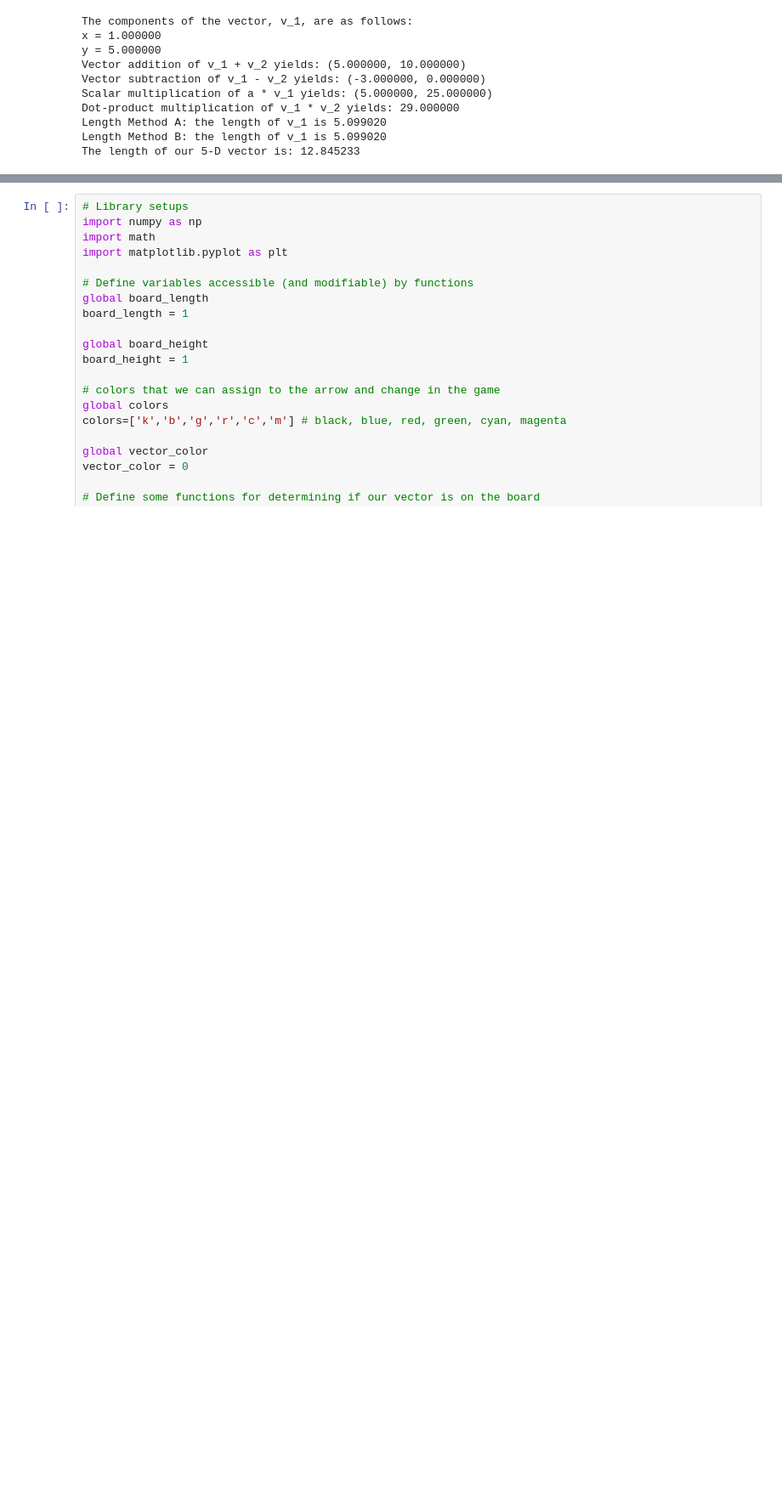
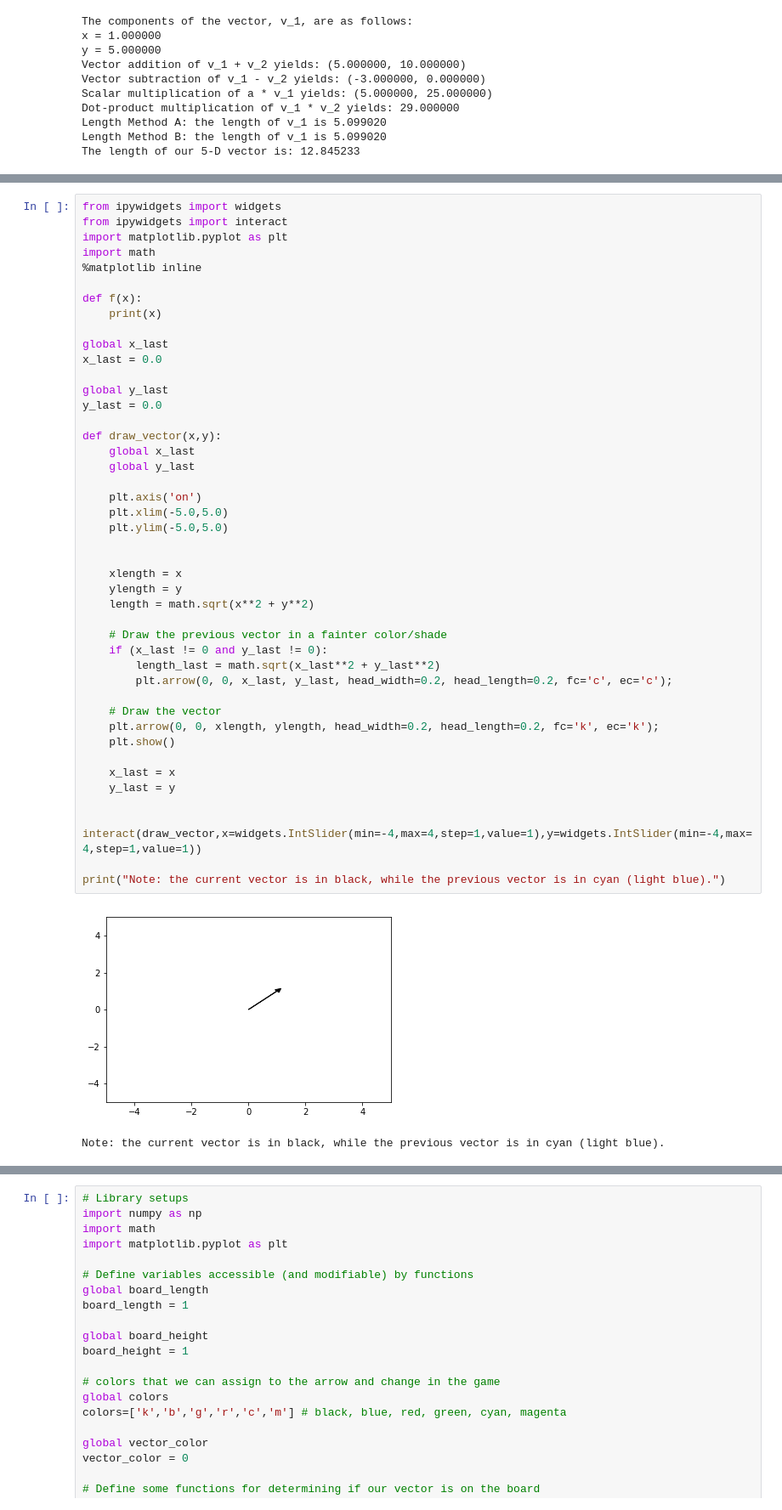
Before and after one commit to stephensekula/smu-honors-physics, a Jupyter notebook: AdventuresInSpacetime/Adventures in Spacetime.ipynb, the cells around one changed output, grey strips where cells are left out. Shown at 85% size. Saved outputs shown, nothing was run; the diff lists cells and outputs as text; blank space fills up the shorter version.

Commit message:
Added a new beginner module for graphical interaction with a vector

```diff
--- a/AdventuresInSpacetime/Adventures in Spacetime.ipynb
+++ b/AdventuresInSpacetime/Adventures in Spacetime.ipynb
@@ -254,3 +261,51 @@ The length of our 5-D vector is: 12.845233
+# %%
+from ipywidgets import widgets
+from ipywidgets import interact
+import matplotlib.pyplot as plt
+import math
+%matplotlib inline
+
+def f(x):
+    print(x)
+
+global x_last
+x_last = 0.0
+
+global y_last
+y_last = 0.0
+
+def draw_vector(x,y):
+    global x_last
+    global y_last
+
+    plt.axis('on')
+    plt.xlim(-5.0,5.0)
+    plt.ylim(-5.0,5.0)
+
+
+    xlength = x
+    ylength = y
+    length = math.sqrt(x**2 + y**2)
+
+    # Draw the previous vector in a fainter color/shade
+    if (x_last != 0 and y_last != 0):
+        length_last = math.sqrt(x_last**2 + y_last**2)
+        plt.arrow(0, 0, x_last, y_last, head_width=0.2, head_length=0.2, fc='c', ec='c');
+
+    # Draw the vector
+    plt.arrow(0, 0, xlength, ylength, head_width=0.2, head_length=0.2, fc='k', ec='k');
+    plt.show()
+
+    x_last = x
+    y_last = y
+
+
+interact(draw_vector,x=widgets.IntSlider(min=-4,max=4,step=1,value=1),y=widgets.IntSlider(min=-4,max=4,step=1,value=1))
+
+print("Note: the current vector is in black, while the previous vector is in cyan (light blue).")
+# %% [output]
+[figure, added]
+Note: the current vector is in black, while the previous vector is in cyan (light blue).
 # %% [markdown]
 # Fun With Vectors - Moving About ![Black Diamond Difficulty](images/blackdiamond.png)
 
```
Also changed, not shown: parts of 1 cell of this notebook.
